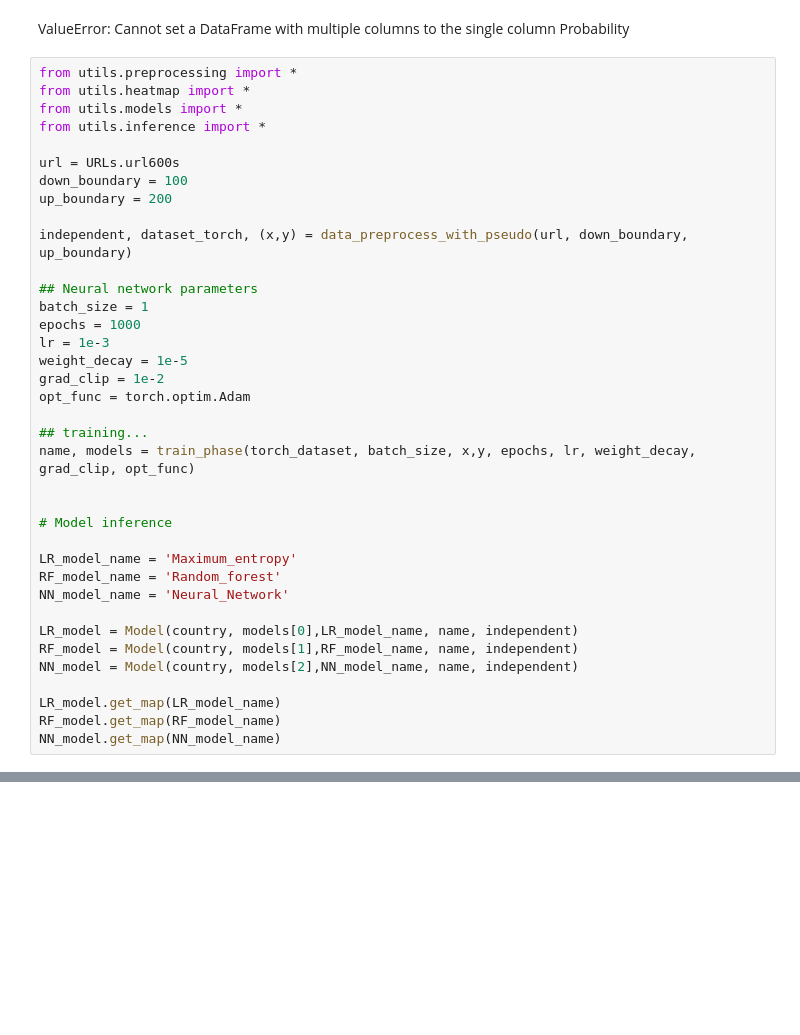
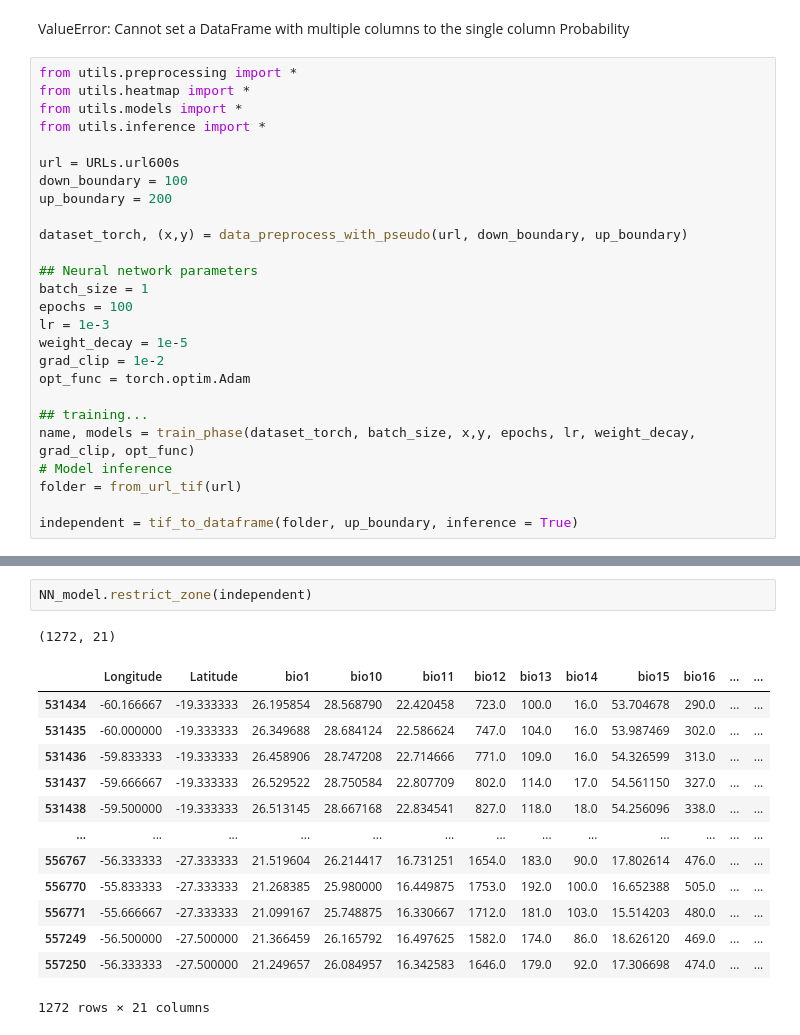
Before and after one commit to Jorgedavyd/PDG, a Jupyter notebook: preprocessing_runs.ipynb, the cells around one changed output, grey strips where cells are left out. Drawn from its saved outputs; the diff is of its cells as text; blank space fills up the shorter version.

```diff
--- a/preprocessing_runs.ipynb
+++ b/preprocessing_runs.ipynb
@@ -622,30 +622,19 @@ url = URLs.url600s
 down_boundary = 100
 up_boundary = 200
 
-independent, dataset_torch, (x,y) = data_preprocess_with_pseudo(url, down_boundary, up_boundary)
+dataset_torch, (x,y) = data_preprocess_with_pseudo(url, down_boundary, up_boundary)
 
 ## Neural network parameters
 batch_size = 1
-epochs = 1000
+epochs = 100
 lr = 1e-3
 weight_decay = 1e-5
 grad_clip = 1e-2
 opt_func = torch.optim.Adam
 
 ## training...
-name, models = train_phase(torch_dataset, batch_size, x,y, epochs, lr, weight_decay, grad_clip, opt_func)
+name, models = train_phase(dataset_torch, batch_size, x,y, epochs, lr, weight_decay, grad_clip, opt_func)
+# Model inference
+folder = from_url_tif(url)
 
-
-# Model inference
-
-LR_model_name = 'Maximum_entropy'
-RF_model_name = 'Random_forest'
-NN_model_name = 'Neural_Network'
-
-LR_model = Model(country, models[0],LR_model_name, name, independent)
-RF_model = Model(country, models[1],RF_model_name, name, independent)
-NN_model = Model(country, models[2],NN_model_name, name, independent)
-
-LR_model.get_map(LR_model_name)
-RF_model.get_map(RF_model_name)
-NN_model.get_map(NN_model_name)
+independent = tif_to_dataframe(folder, up_boundary, inference = True)
@@ -651,0 +759,17 @@ NN_model.get_map(NN_model_name)
+# %%
+NN_model.restrict_zone(independent)
+# %% [output]
+(1272, 21)
+|  | Longitude | Latitude | bio1 | bio10 | bio11 | bio12 | bio13 | bio14 | bio15 | bio16 | ... | ... |
+| 531434 | -60.166667 | -19.333333 | 26.195854 | 28.568790 | 22.420458 | 723.0 | 100.0 | 16.0 | 53.704678 | 290.0 | ... | ... |
+| 531435 | -60.000000 | -19.333333 | 26.349688 | 28.684124 | 22.586624 | 747.0 | 104.0 | 16.0 | 53.987469 | 302.0 | ... | ... |
+| 531436 | -59.833333 | -19.333333 | 26.458906 | 28.747208 | 22.714666 | 771.0 | 109.0 | 16.0 | 54.326599 | 313.0 | ... | ... |
+| 531437 | -59.666667 | -19.333333 | 26.529522 | 28.750584 | 22.807709 | 802.0 | 114.0 | 17.0 | 54.561150 | 327.0 | ... | ... |
+| 531438 | -59.500000 | -19.333333 | 26.513145 | 28.667168 | 22.834541 | 827.0 | 118.0 | 18.0 | 54.256096 | 338.0 | ... | ... |
+| ... | ... | ... | ... | ... | ... | ... | ... | ... | ... | ... | ... | ... |
+| 556767 | -56.333333 | -27.333333 | 21.519604 | 26.214417 | 16.731251 | 1654.0 | 183.0 | 90.0 | 17.802614 | 476.0 | ... | ... |
+| 556770 | -55.833333 | -27.333333 | 21.268385 | 25.980000 | 16.449875 | 1753.0 | 192.0 | 100.0 | 16.652388 | 505.0 | ... | ... |
+| 556771 | -55.666667 | -27.333333 | 21.099167 | 25.748875 | 16.330667 | 1712.0 | 181.0 | 103.0 | 15.514203 | 480.0 | ... | ... |
+| 557249 | -56.500000 | -27.500000 | 21.366459 | 26.165792 | 16.497625 | 1582.0 | 174.0 | 86.0 | 18.626120 | 469.0 | ... | ... |
+| 557250 | -56.333333 | -27.500000 | 21.249657 | 26.084957 | 16.342583 | 1646.0 | 179.0 | 92.0 | 17.306698 | 474.0 | ... | ... |
+1272 rows × 21 columns
```
Also changed, not shown: parts of 8 cells of this notebook, 4 other files.
